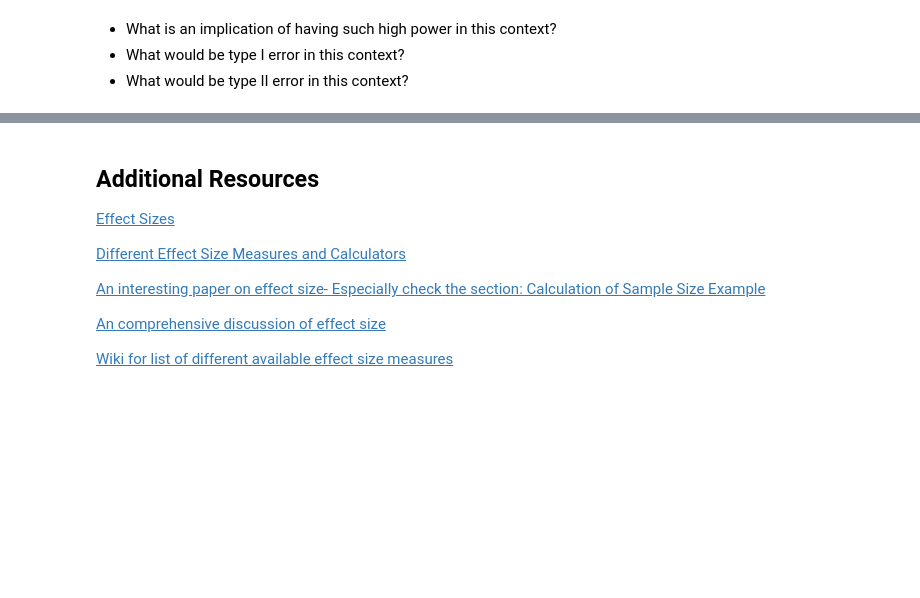
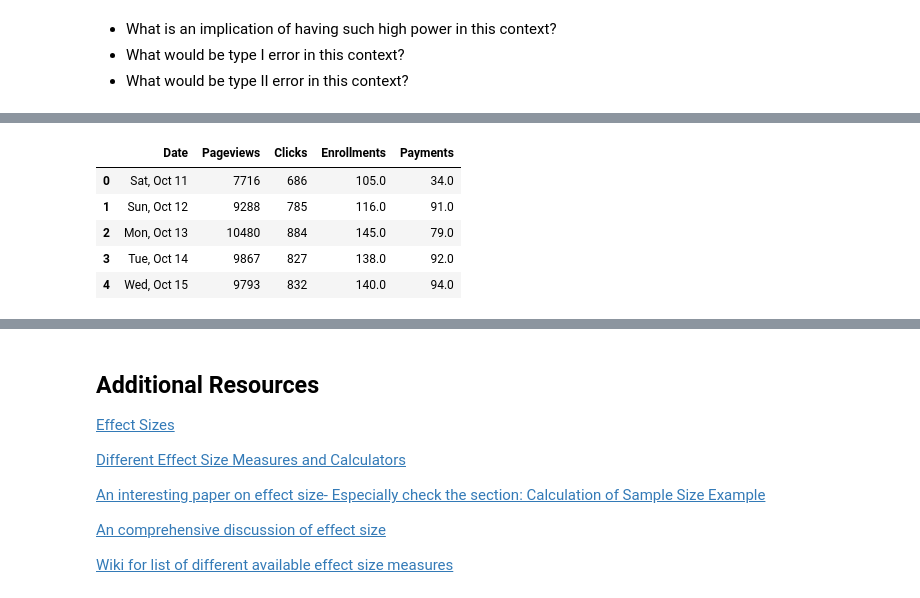
Before and after one commit to SlimHintz/A-B_Testing, a Jupyter notebook: A-B_Testing_Power_EffectSize.ipynb, the cells around one changed output, grey strips where cells are left out. Cells and saved outputs as stored; diff of their text form; code cells hidden in the pictures; blank space fills up the shorter version.

```diff
--- a/A-B_Testing_Power_EffectSize.ipynb
+++ b/A-B_Testing_Power_EffectSize.ipynb
@@ -320,0 +367,9 @@ exper = pd.read_csv('experiment_data.csv')
+# %%
+exper.head()
+# %% [output]
+|  | Date | Pageviews | Clicks | Enrollments | Payments |
+| 0 | Sat, Oct 11 | 7716 | 686 | 105.0 | 34.0 |
+| 1 | Sun, Oct 12 | 9288 | 785 | 116.0 | 91.0 |
+| 2 | Mon, Oct 13 | 10480 | 884 | 145.0 | 79.0 |
+| 3 | Tue, Oct 14 | 9867 | 827 | 138.0 | 92.0 |
+| 4 | Wed, Oct 15 | 9793 | 832 | 140.0 | 94.0 |
```
Also changed, not shown: parts of 23 cells of this notebook.
